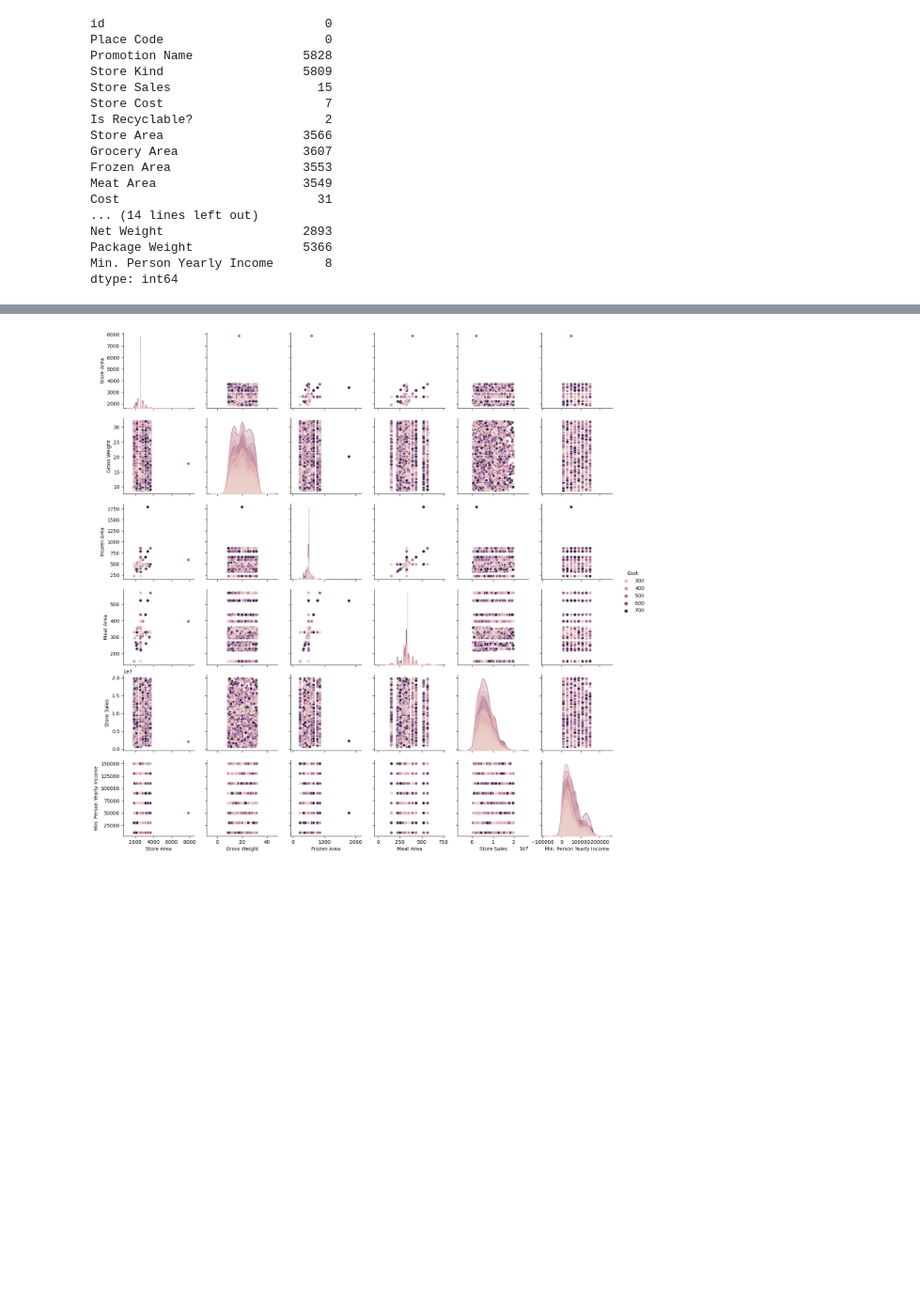
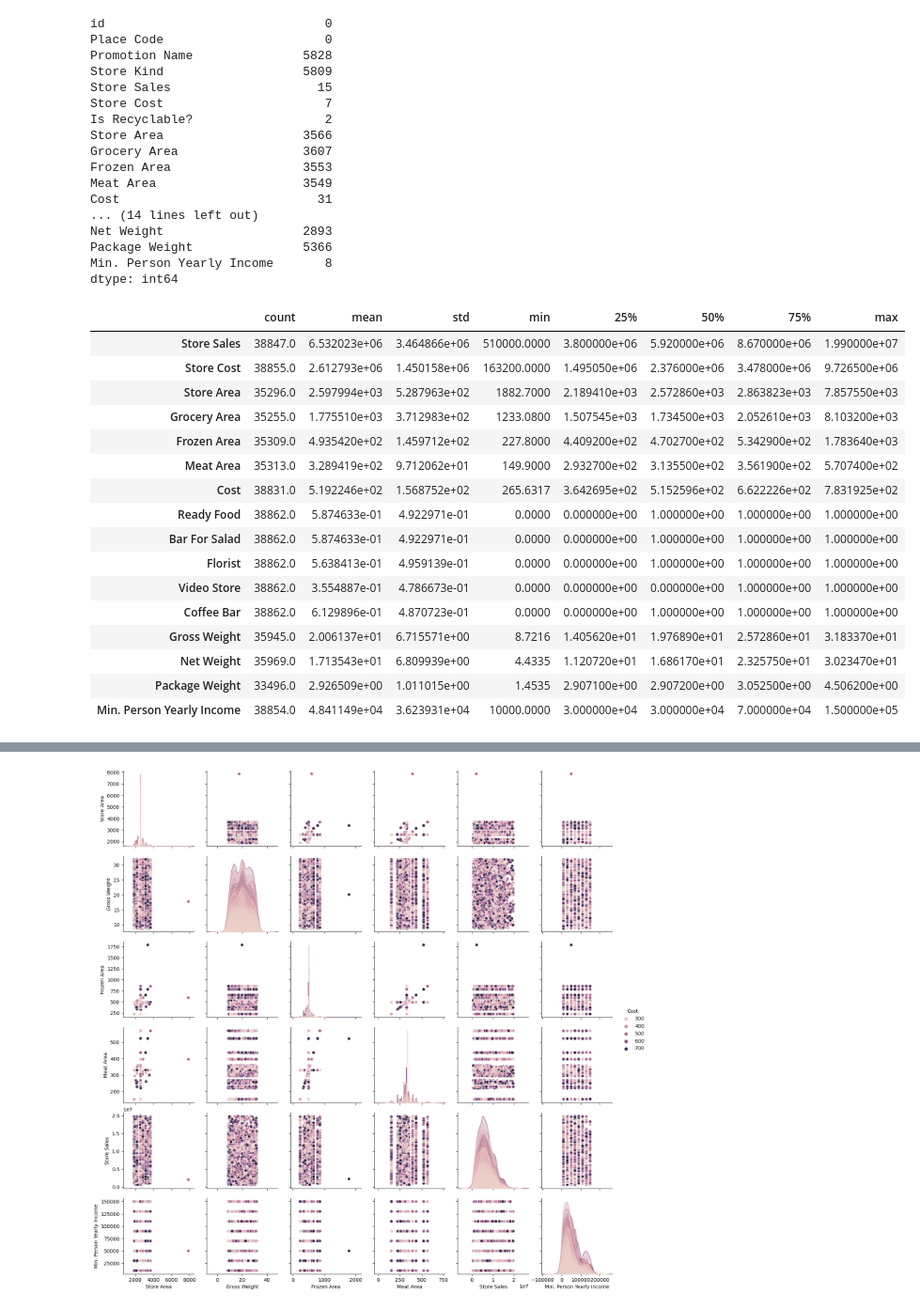
Before and after one commit to kershrita/Predicting-Market-Costs, a Jupyter notebook: EDA.ipynb, the cells around one changed output, grey strips where cells are left out. Shown at 94% size. Saved outputs shown, nothing was run; the diff lists cells and outputs as text; code cells hidden in the pictures; blank space fills up the shorter version.

```diff
--- a/EDA.ipynb
+++ b/EDA.ipynb
@@ -68,0 +60,20 @@ df.isnull().sum()
+# %%
+df.describe().T
+# %% [output]
+|  | count | mean | std | min | 25% | 50% | 75% | max |
+| Store Sales | 38847.0 | 6.532023e+06 | 3.464866e+06 | 510000.0000 | 3.800000e+06 | 5.920000e+06 | 8.670000e+06 | 1.990000e+07 |
+| Store Cost | 38855.0 | 2.612793e+06 | 1.450158e+06 | 163200.0000 | 1.495050e+06 | 2.376000e+06 | 3.478000e+06 | 9.726500e+06 |
+| Store Area | 35296.0 | 2.597994e+03 | 5.287963e+02 | 1882.7000 | 2.189410e+03 | 2.572860e+03 | 2.863823e+03 | 7.857550e+03 |
+| Grocery Area | 35255.0 | 1.775510e+03 | 3.712983e+02 | 1233.0800 | 1.507545e+03 | 1.734500e+03 | 2.052610e+03 | 8.103200e+03 |
+| Frozen Area | 35309.0 | 4.935420e+02 | 1.459712e+02 | 227.8000 | 4.409200e+02 | 4.702700e+02 | 5.342900e+02 | 1.783640e+03 |
+| Meat Area | 35313.0 | 3.289419e+02 | 9.712062e+01 | 149.9000 | 2.932700e+02 | 3.135500e+02 | 3.561900e+02 | 5.707400e+02 |
+| Cost | 38831.0 | 5.192246e+02 | 1.568752e+02 | 265.6317 | 3.642695e+02 | 5.152596e+02 | 6.622226e+02 | 7.831925e+02 |
+| Ready Food | 38862.0 | 5.874633e-01 | 4.922971e-01 | 0.0000 | 0.000000e+00 | 1.000000e+00 | 1.000000e+00 | 1.000000e+00 |
+| Bar For Salad | 38862.0 | 5.874633e-01 | 4.922971e-01 | 0.0000 | 0.000000e+00 | 1.000000e+00 | 1.000000e+00 | 1.000000e+00 |
+| Florist | 38862.0 | 5.638413e-01 | 4.959139e-01 | 0.0000 | 0.000000e+00 | 1.000000e+00 | 1.000000e+00 | 1.000000e+00 |
+| Video Store | 38862.0 | 3.554887e-01 | 4.786673e-01 | 0.0000 | 0.000000e+00 | 0.000000e+00 | 1.000000e+00 | 1.000000e+00 |
+| Coffee Bar | 38862.0 | 6.129896e-01 | 4.870723e-01 | 0.0000 | 0.000000e+00 | 1.000000e+00 | 1.000000e+00 | 1.000000e+00 |
+| Gross Weight | 35945.0 | 2.006137e+01 | 6.715571e+00 | 8.7216 | 1.405620e+01 | 1.976890e+01 | 2.572860e+01 | 3.183370e+01 |
+| Net Weight | 35969.0 | 1.713543e+01 | 6.809939e+00 | 4.4335 | 1.120720e+01 | 1.686170e+01 | 2.325750e+01 | 3.023470e+01 |
+| Package Weight | 33496.0 | 2.926509e+00 | 1.011015e+00 | 1.4535 | 2.907100e+00 | 2.907200e+00 | 3.052500e+00 | 4.506200e+00 |
+| Min. Person Yearly Income | 38854.0 | 4.841149e+04 | 3.623931e+04 | 10000.0000 | 3.000000e+04 | 3.000000e+04 | 7.000000e+04 | 1.500000e+05 |
```
Also changed, not shown: parts of 42 cells of this notebook.
